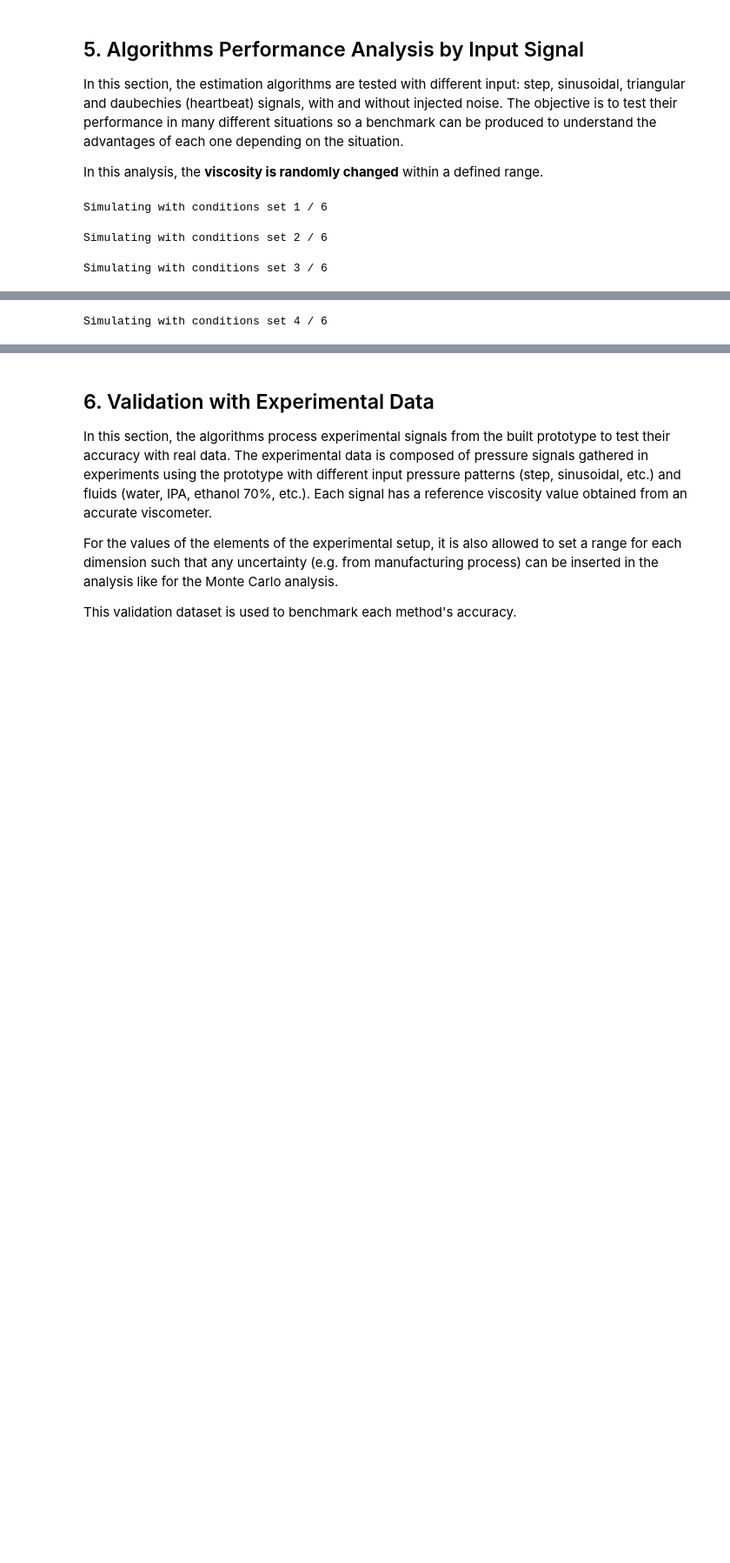
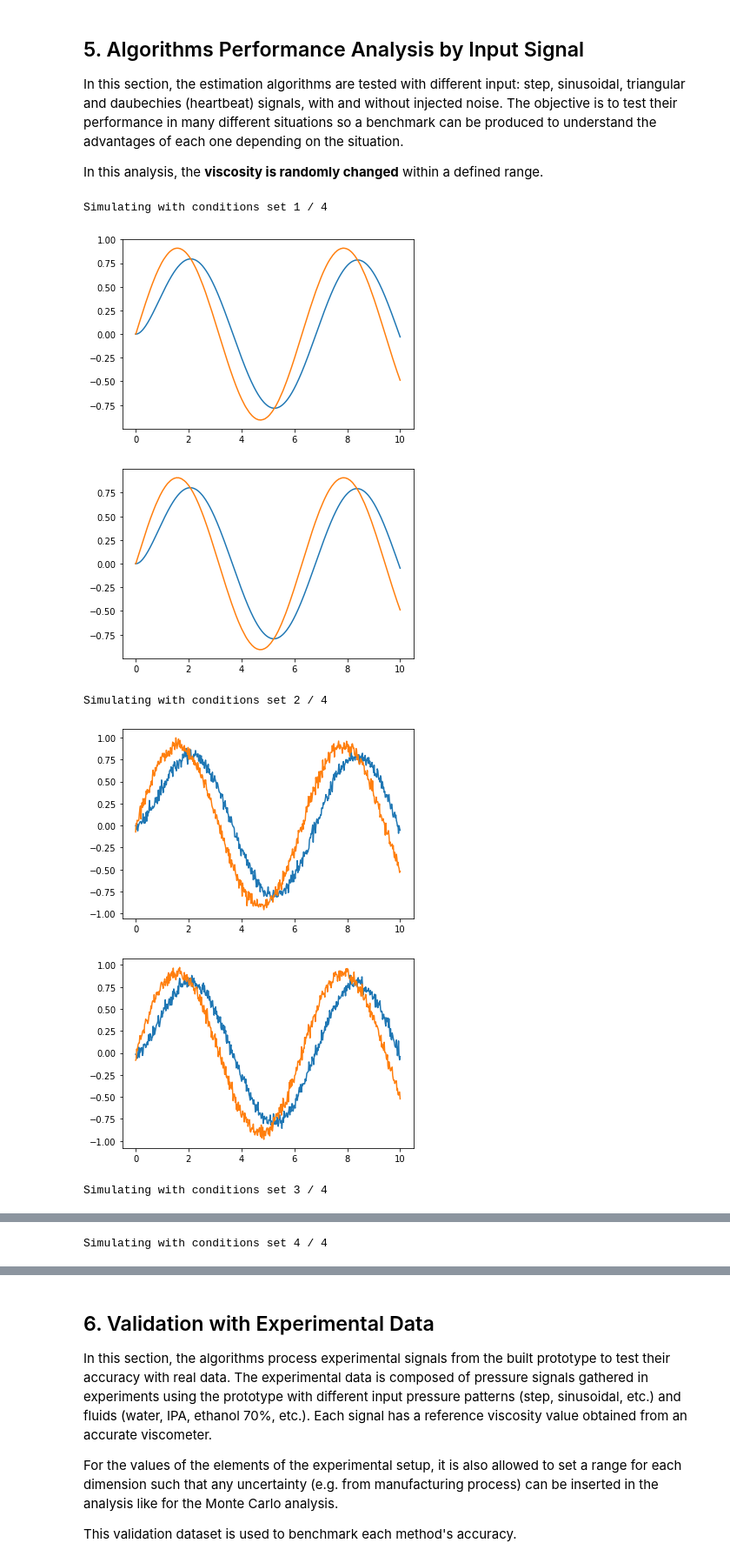
Before and after one commit to iscar-ucm/viscoBench, a Jupyter notebook: analysis/02_algorithms_comparison.ipynb, the cells around one changed output, grey strips where cells are left out. Shown: that part at 87% size. Drawn from its saved outputs; the diff is of its cells as text; code cells hidden in the pictures; blank space fills up the shorter version.

```diff
--- a/analysis/02_algorithms_comparison.ipynb
+++ b/analysis/02_algorithms_comparison.ipynb
@@ -515,17 +515,17 @@ In this section, the estimation algorithms are tested with different input: step
 In this analysis, the **viscosity is randomly changed** within a defined range.
 # %%
 sim_conditions = [
-    {"sig": constant_signal(), "noise": 0.0},
-    {"sig": constant_signal(), "noise": 0.04},
+    # {"sig": constant_signal(), "noise": 0.0},
+    # {"sig": constant_signal(), "noise": 0.04},
     {"sig": sinusoidal_signal(), "noise": 0.0},
     {"sig": sinusoidal_signal(), "noise": 0.04},
     {"sig": triangular_signal(), "noise": 0.0},
     {"sig": triangular_signal(), "noise": 0.04}
 ]
 # %%
-t_sim = 5 # Must be large enough to reach steady state
+t_sim = 10 # Must be large enough to reach steady state
 t_points = 500 # This affects to the accuracy estimating tau
-N = 100 # Number of simulations
+N = 2 # Number of simulations
 
 visc_range = (8.1e-4, 8.9e-4)
 
@@ -577,36 +577,40 @@ for sim_i, sim_cond in enumerate(sim_conditions):
         # Add measurement noise
         if sim_cond["noise"] > 0.0:
             P1_t += np.random.normal(0.0, sim_cond["noise"], np.shape(P1_t))
             P2_t += np.random.normal(0.0, sim_cond["noise"], np.shape(P2_t))
 
         # If you want to print some curves, don't make N very large
-        # plt.plot(t, P2_t)
-        # plt.plot(t, P1_t)
-        # plt.show()
+        plt.plot(t, P2_t)
+        plt.plot(t, P1_t)
+        plt.show()
 
         for alg_name in alg_dict.keys():
             # Estimate viscosity
             start = time.time() # Alg. Execution Performance - Start
 
             R2g = sim_params["R2"] / visc
             tau2 = alg_dict[alg_name](t, P1_t, P2_t)
             est_visc = tau2 / (R2g*sim_params["C2"])
 
             end = time.time() #  Alg. Execution Performance - Finish
 
             # Save the results
             res_sig_dict["visc"].append( visc )
             res_sig_dict["algorithm"].append( alg_name )
             res_sig_dict["est_visc"].append( est_visc )
             res_sig_dict["est_acc"].append( np.abs((visc - est_visc) / visc) * 100 )
             res_sig_dict["tau"].append( tau2 )
             res_sig_dict["signal"].append( sim_cond["sig"].__name__ )
             res_sig_dict["noise"].append( sim_cond["noise"] )
             res_sig_dict["time"].append( end - start )
 
 print("Done.")
 res_sig_df = pd.DataFrame.from_dict(res_sig_dict)
 # %% [output]
-Simulating with conditions set 1 / 6
+Simulating with conditions set 1 / 4
+[figure, added]
+[figure, added]
-Simulating with conditions set 2 / 6
+Simulating with conditions set 2 / 4
+[figure, added]
+[figure, added]
-Simulating with conditions set 3 / 6
+Simulating with conditions set 3 / 4
@@ -613 +619 @@ Simulating with conditions set 3 / 6
-Simulating with conditions set 4 / 6
+Simulating with conditions set 4 / 4
```
Also changed, not shown: parts of 7 cells of this notebook.
